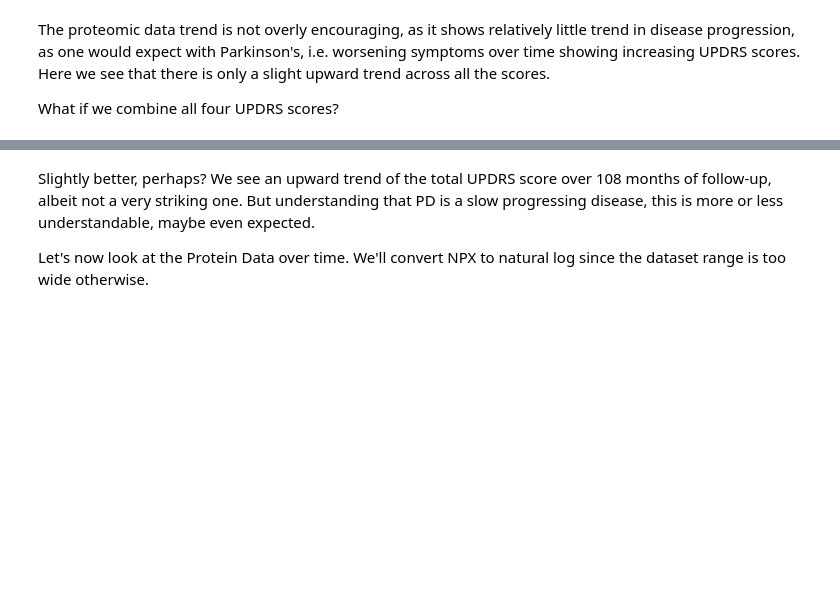
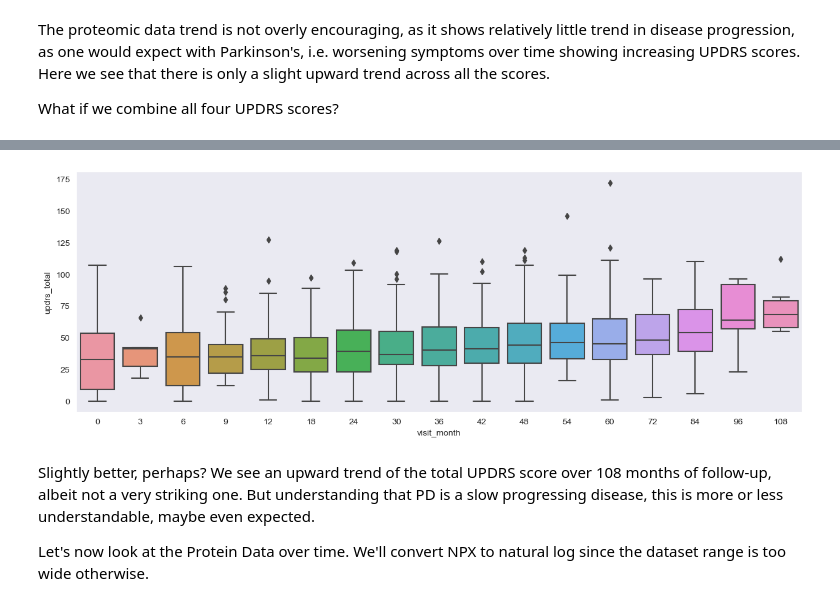
Before and after one commit to fan-yang-md/parkinsons_disease_progression_prediction, a Jupyter notebook: parkinson_data_looking.ipynb, the cells around one changed output, grey strips where cells are left out. Saved outputs shown, nothing was run; the diff lists cells and outputs as text; code cells hidden in the pictures; blank space fills up the shorter version.

```diff
--- a/parkinson_data_looking.ipynb
+++ b/parkinson_data_looking.ipynb
@@ -450,5 +440,5 @@ The proteomic data trend is not overly encouraging, as it shows relatively littl
 
 What if we combine all four UPDRS scores?
 # %%
-train_clinical['updrs_total'] = train_clinical['updrs_1']+train_clinical['updrs_2']+train_clinical['updrs_3']+train_clinical['updrs_4']
+clinical['updrs_total'] = clinical['updrs_1']+clinical['updrs_2']+clinical['updrs_3']+clinical['updrs_4']
 # %%
@@ -456,6 +453,8 @@ train_clinical.head()
 # %%
 fig, ax = plt.subplots(nrows=1, ncols=1, figsize=(15,5))
-sns.boxplot(data=train_clinical, x='visit_month', y='updrs_total', ax=ax);
+sns.boxplot(data=clinical, x='visit_month', y='updrs_total', ax=ax);
+# %% [output]
+[figure, added]
 # %% [markdown]
 Slightly better, perhaps? We see an upward trend of the total UPDRS score over 108 months of follow-up, albeit not a very striking one. But understanding that PD is a slow progressing disease, this is more or less understandable, maybe even expected.
 
```
Also changed, not shown: parts of 32 cells of this notebook, 3 other files.
